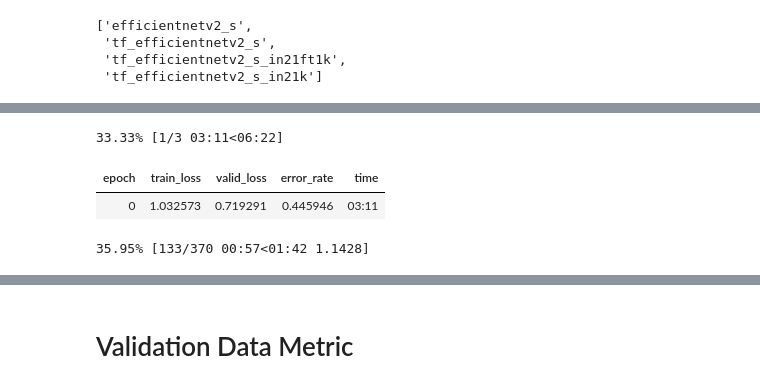
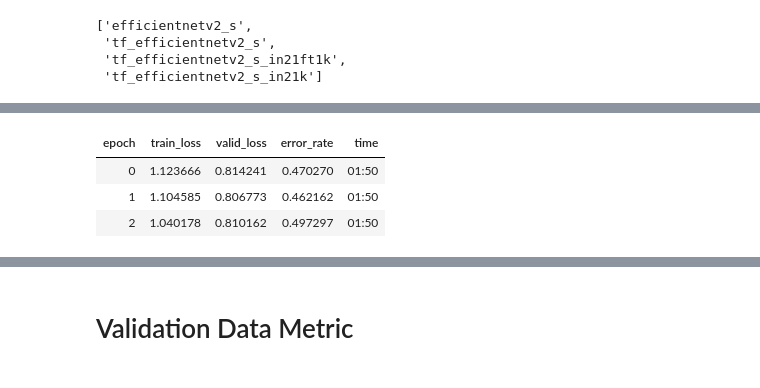
Before and after one commit to taaha/Breast_cancer_detection_from_mamograms, a Jupyter notebook: under-sampling-768-tf-efficientnetv2-s-ft.ipynb, the cells around one changed output, grey strips where cells are left out. Cells and saved outputs as stored; diff of their text form; code cells hidden in the pictures.

```diff
--- a/under-sampling-768-tf-efficientnetv2-s-ft.ipynb
+++ b/under-sampling-768-tf-efficientnetv2-s-ft.ipynb
@@ -135,7 +155,8 @@ SuggestedLRs(valley=0.0014454397605732083)
-# %%
-learn.fine_tune(6, freeze_epochs=3)
-# %% [output]
-33.33% [1/3 03:11<06:22]
-| epoch | train_loss | valid_loss | error_rate | time |
-| 0 | 1.032573 | 0.719291 | 0.445946 | 03:11 |
-35.95% [133/370 00:57<01:42 1.1428]
+# %%
+#3e-5
+learn.fit_one_cycle(3, 3e-5)
+# %% [output]
+| epoch | train_loss | valid_loss | error_rate | time |
+| 0 | 1.123666 | 0.814241 | 0.470270 | 01:50 |
+| 1 | 1.104585 | 0.806773 | 0.462162 | 01:50 |
+| 2 | 1.040178 | 0.810162 | 0.497297 | 01:50 |
```
Also changed, not shown: parts of 8 cells of this notebook.
